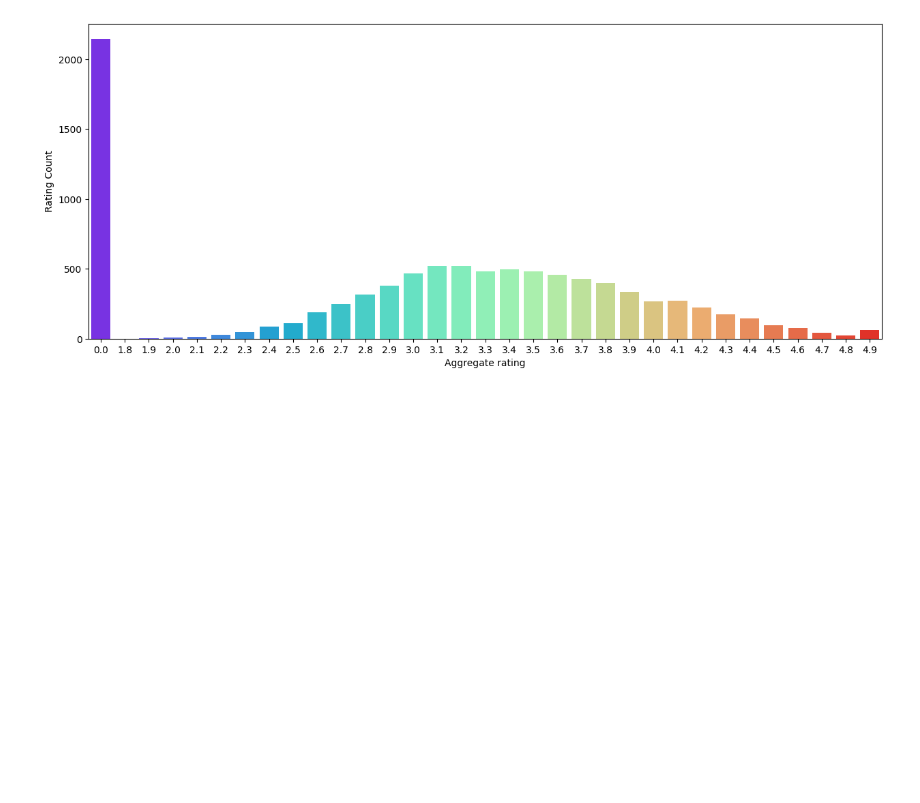
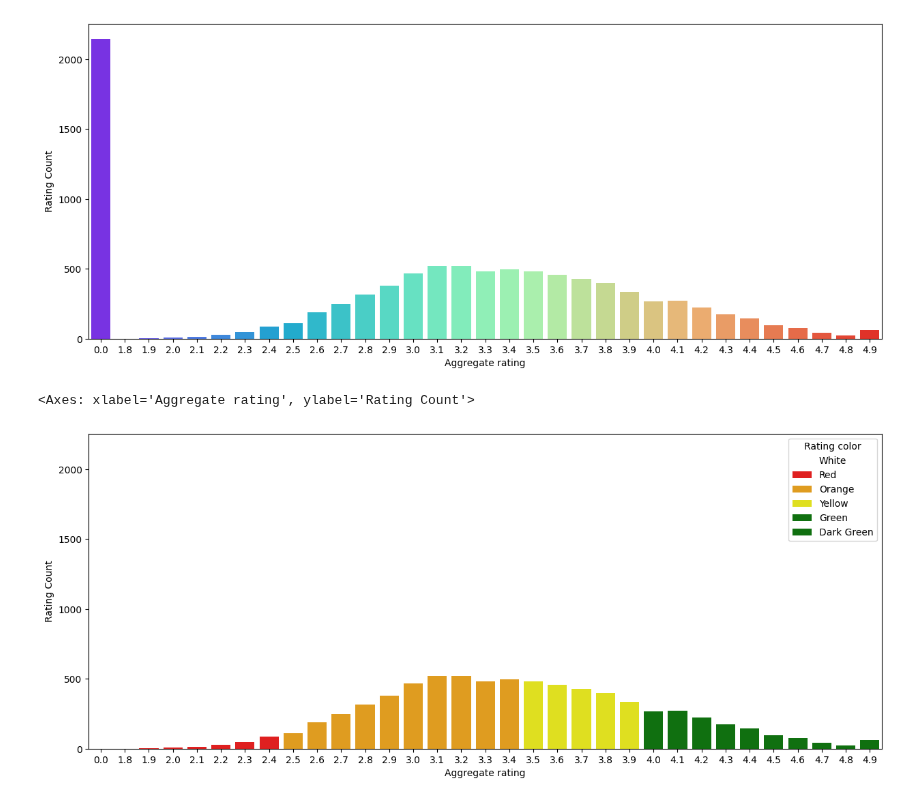
Before and after one commit to Abhinavv1524/Exploratory-data-analysis, a Jupyter notebook: 01.zomato EDA.ipynb, the cells around one changed output. Cells and saved outputs as stored; diff of their text form; code cells hidden in the pictures; blank space fills up the shorter version.

```diff
--- a/01.zomato EDA.ipynb
+++ b/01.zomato EDA.ipynb
@@ -190,3 +190,10 @@ Passing `palette` without assigning `hue` is deprecated and will be removed in v
   sns.barplot(x='Aggregate rating', y='Rating Count', data=ratings, palette='rainbow')
 <Axes: xlabel='Aggregate rating', ylabel='Rating Count'>
 [figure]
+# %%
+
+plt.rcParams['figure.figsize'] = (15,6)
+sns.barplot(x='Aggregate rating', y='Rating Count', data=ratings, palette=['white','red','orange','yellow','green', 'green'], hue='Rating color')
+# %% [output]
+<Axes: xlabel='Aggregate rating', ylabel='Rating Count'>
+[figure, added]
```
Also changed, not shown: parts of 16 cells of this notebook.
